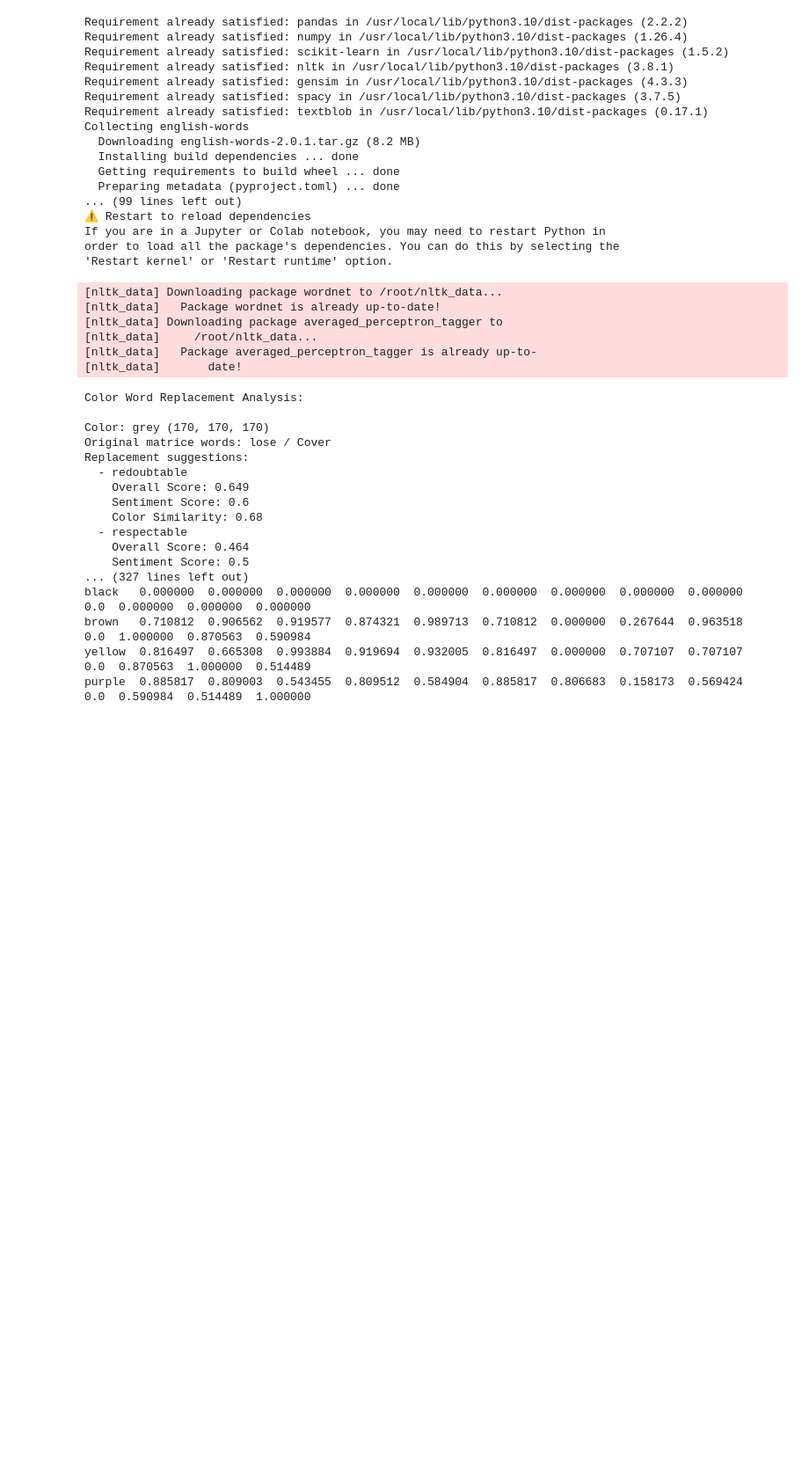
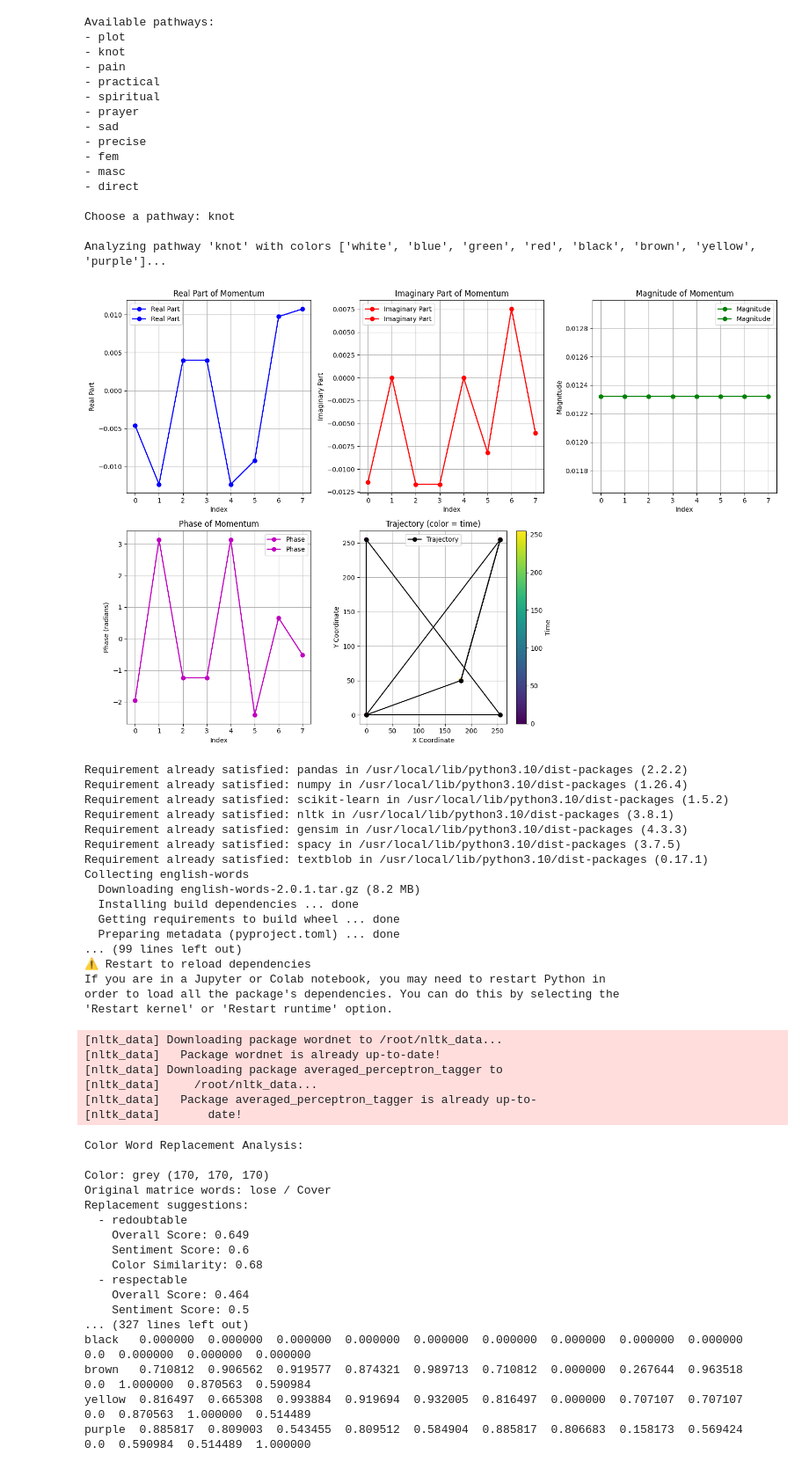
Before and after one commit to daniellegauthier/Semantic-Color-Math, a Jupyter notebook: RGB_Root_Matriz_Color.ipynb, the cells around one changed output. Shown: that part at 88% size. Cells and saved outputs as stored; diff of their text form; code cells hidden in the pictures; blank space fills up the shorter version.

```diff
--- a/RGB_Root_Matriz_Color.ipynb
+++ b/RGB_Root_Matriz_Color.ipynb
@@ -31,8 +106,8 @@ def calculate_2d_wave_momentum_interpolation(x_coords, y_coords, t_coords):
 
 # Pathways mapped to color sequences
 pathways = {
-    'knot': ['grey', 'pink', 'gold', 'nude', 'orange'],
-    'plot': ['white', 'blue', 'green', 'red', 'black', 'brown', 'yellow', 'purple'],
+    'plot': ['grey', 'pink', 'gold', 'nude', 'orange'],
+    'knot': ['white', 'blue', 'green', 'red', 'black', 'brown', 'yellow', 'purple'],
     'pain': ['gold', 'orange'],
     'practical': ['yellow', 'green'],
     'spiritual': ['blue', 'brown'],
@@ -46,19 +121,19 @@ pathways = {
 
 # Predefined movement sequences for each color
 color_sequences = {
-    'gold': {'x': [255, 255, 0, 0], 'y': [255, 0, 255, 0], 't': [255, 0, 0, 255]},
-    'orange': {'x': [100, 150, 200, 250], 'y': [100, 50, 100, 50], 't': [0, 1, 2, 3]},
-    'yellow': {'x': [50, 100, 150, 200], 'y': [50, 100, 50, 100], 't': [1, 2, 3, 4]},
-    'green': {'x': [200, 250, 300, 350], 'y': [200, 150, 200, 150], 't': [2, 3, 4, 5]},
-    'blue': {'x': [100 * np.cos(t) for t in np.linspace(0, np.pi, 4)], 'y': [100 * np.sin(t) for t in np.linspace(0, np.pi, 4)], 't': list(range(4))},
-    'brown': {'x': [50, 100, 150, 200], 'y': [100, 150, 100, 150], 't': [2, 3, 4, 5]},
-    'nude': {'x': [0, 50, 100, 150], 'y': [0, 50, 0, 50], 't': [3, 4, 5, 6]},
-    'white': {'x': [200, 250, 300, 350], 'y': [0, 50, 0, 50], 't': [4, 5, 6, 7]},
-    'purple': {'x': [150, 100, 50, 0], 'y': [150, 100, 50, 0], 't': [5, 6, 7, 8]},
-    'grey': {'x': [0, 50, 100, 150], 'y': [0, 50, 100, 150], 't': [1, 2, 3, 4]},
-    'red': {'x': [100, 150, 200, 250], 'y': [100, 50, 100, 50], 't': [0, 1, 2, 3]},
-    'pink': {'x': [50, 100, 150, 200], 'y': [50, 100, 50, 100], 't': [6, 7, 8, 9]},
-    'black': {'x': [200, 250, 300, 350], 'y': [0, 50, 0, 50], 't': [10, 11, 12, 13]}
+    'gold': {'x': [250], 'y': [200], 't': [0]},
+    'orange': {'x': [1250], 'y': [110], 't': [0]},
+    'yellow': {'x': [255], 'y': [255], 't': [0]},
+    'green': {'x': [0], 'y': [255], 't': [0]},
+    'blue': {'x': [0], 'y': [0], 't': [255]},
+    'brown': {'x': [180], 'y': [50], 't': [0]},
+    'nude': {'x': [250], 'y': [180], 't': [120]},
+    'white': {'x': [255], 'y': [255], 't': [255]},
+    'purple': {'x': [180], 'y': [50], 't': [255]},
+    'grey': {'x': [170], 'y': [170], 't': [170]},
+    'red': {'x': [255], 'y': [0], 't': [0]},
+    'pink': {'x': [250], 'y': [0], 't': [90]},
+    'black': {'x': [0], 'y': [0], 't': [0]}
 }
 
 def plot_momentum_analysis(x_coords, y_coords, t_coords):
@@ -113,33 +188,53 @@ def plot_momentum_analysis(x_coords, y_coords, t_coords):
     plt.ylabel('Y Coordinate')
     plt.title('Trajectory (color = time)')
     plt.legend()
     plt.grid(True)
 
     plt.tight_layout()
+    sequence_name = f"{chosen_pathway}_{'_'.join(colors)}.png"
+    plt.savefig(sequence_name)
     plt.show()
 
 # User interface
 print("Available pathways:")
 for key in pathways:
     print(f"- {key}")
 
 chosen_pathway = input("\nChoose a pathway: ").lower()
 
 if chosen_pathway in pathways:
     colors = pathways[chosen_pathway]
     x_coords, y_coords, t_coords = [], [], []
 
     for color in colors:
         if color in color_sequences:
             seq = color_sequences[color]
             x_coords.extend(seq['x'])
             y_coords.extend(seq['y'])
             t_coords.extend(seq['t'])
 
     print(f"\nAnalyzing pathway '{chosen_pathway}' with colors {colors}...")
     plot_momentum_analysis(x_coords, y_coords, t_coords)
 else:
     print("Invalid pathway choice. Please run the program again and select a valid pathway.")
+# %% [output]
+Available pathways:
+- plot
+- knot
+- pain
+- practical
+- spiritual
+- prayer
+- sad
+- precise
+- fem
+- masc
+- direct
+
+Choose a pathway: knot
+
+Analyzing pathway 'knot' with colors ['white', 'blue', 'green', 'red', 'black', 'brown', 'yellow', 'purple']...
+[figure, added]
 # %%
 !pip install pandas numpy scikit-learn nltk gensim spacy textblob english-words
 !python -m spacy download en_core_web_sm
```
Also changed, not shown: parts of 1 cell of this notebook.
